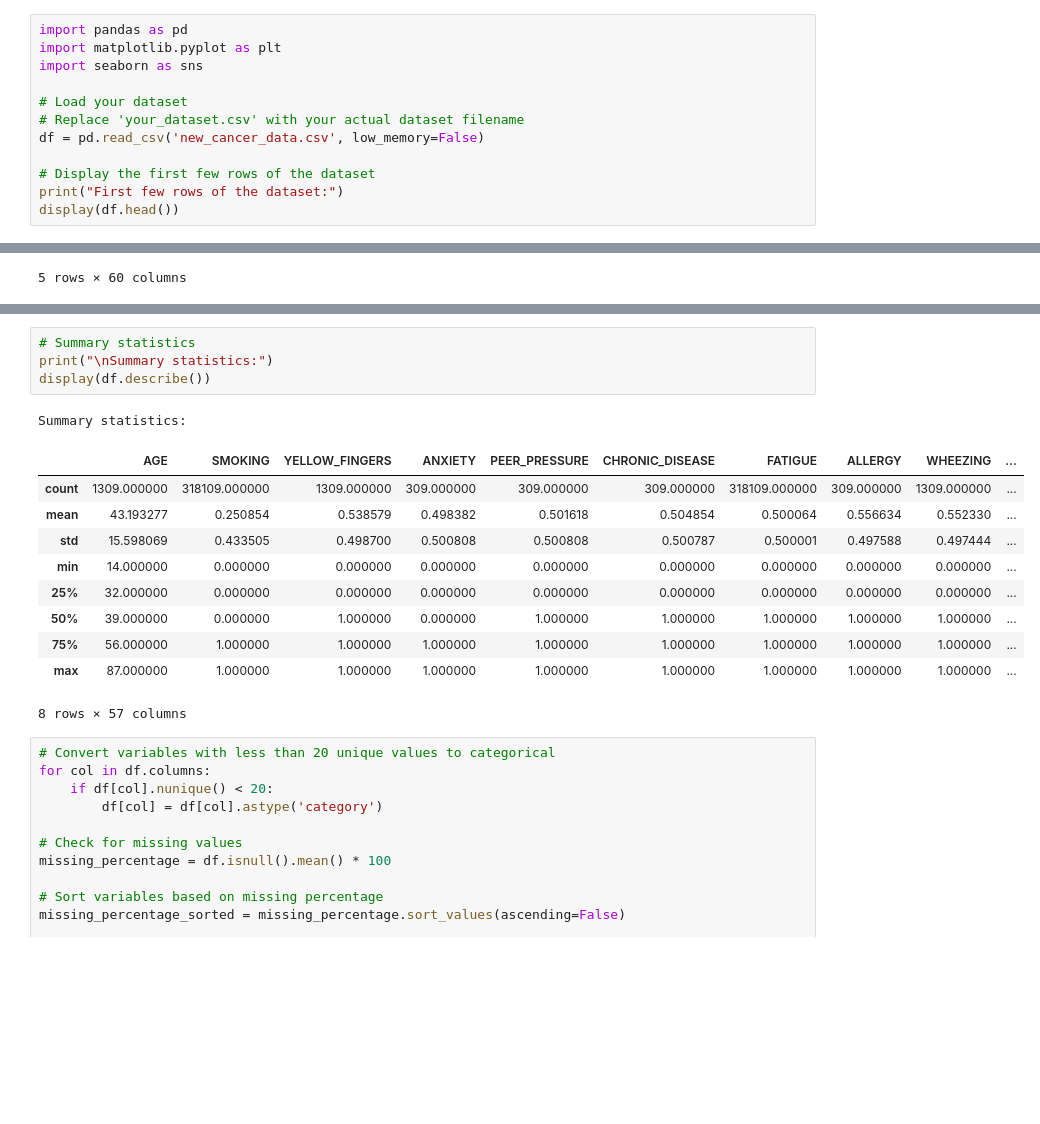
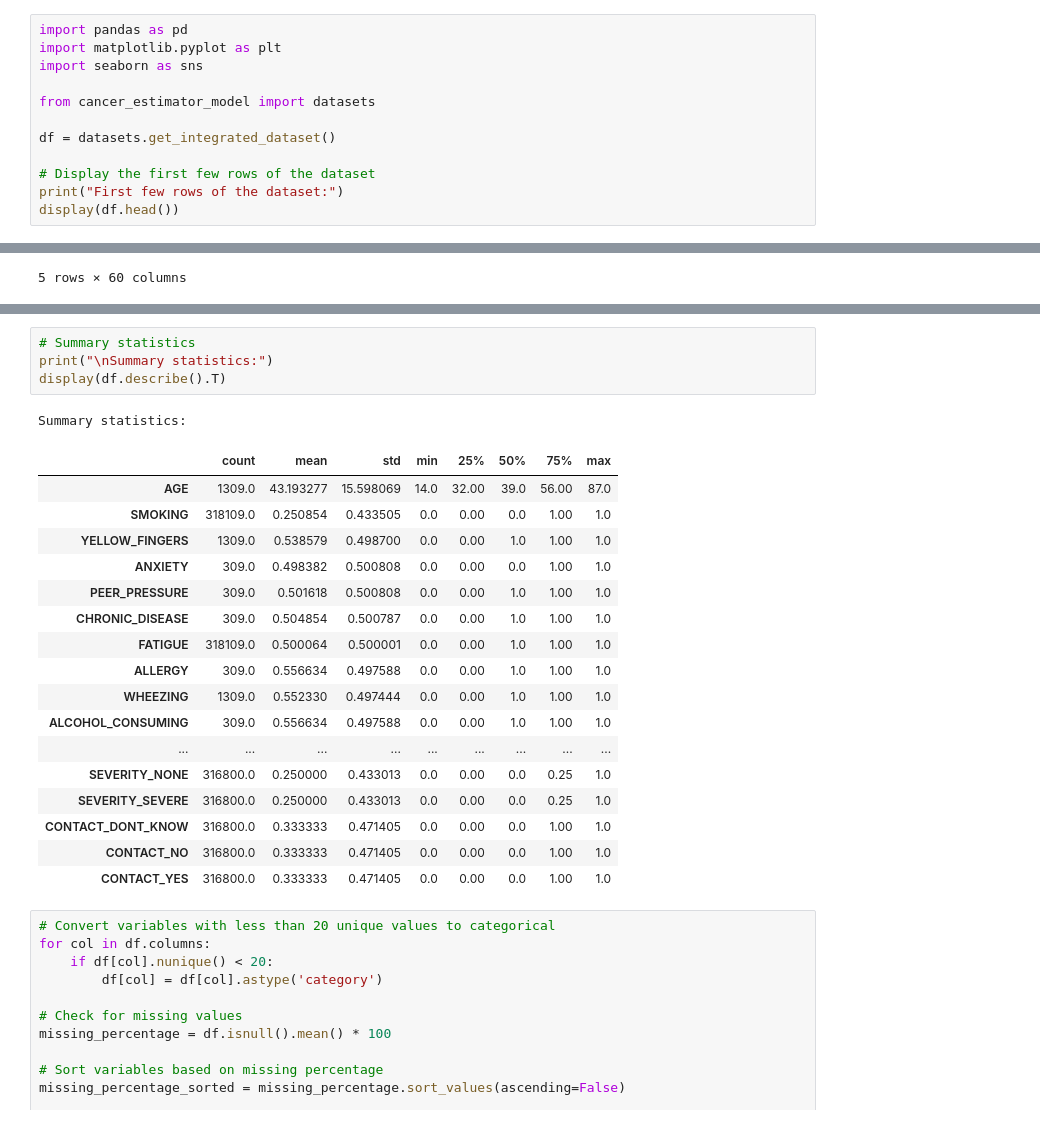
Before and after one commit to cancer-estimator/model, a Jupyter notebook: analysis/data-analysis-over-integrated-dataset.ipynb, the cells around one changed output, grey strips where cells are left out. Saved outputs shown, nothing was run; the diff lists cells and outputs as text; blank space fills up the shorter version.

Commit message:
Move notebook and integrate with dvc datasets

```diff
--- a/new_cancer_dataset.ipynb
+++ b/analysis/data-analysis-over-integrated-dataset.ipynb
@@ -3,9 +3,9 @@ import pandas as pd
 import matplotlib.pyplot as plt
 import seaborn as sns
 
-# Load your dataset
-# Replace 'your_dataset.csv' with your actual dataset filename
-df = pd.read_csv('new_cancer_data.csv', low_memory=False)
+from cancer_estimator_model import datasets
+
+df = datasets.get_integrated_dataset()
 
 # Display the first few rows of the dataset
 print("First few rows of the dataset:")
@@ -22,19 +42,26 @@ First few rows of the dataset:
 # %%
 # Summary statistics
 print("\nSummary statistics:")
-display(df.describe())
+display(df.describe().T)
 # %% [output]
 Summary statistics:
-|  | AGE | SMOKING | YELLOW_FINGERS | ANXIETY | PEER_PRESSURE | CHRONIC_DISEASE | FATIGUE | ALLERGY | WHEEZING | ... |
-| count | 1309.000000 | 318109.000000 | 1309.000000 | 309.000000 | 309.000000 | 309.000000 | 318109.000000 | 309.000000 | 1309.000000 | ... |
-| mean | 43.193277 | 0.250854 | 0.538579 | 0.498382 | 0.501618 | 0.504854 | 0.500064 | 0.556634 | 0.552330 | ... |
-| std | 15.598069 | 0.433505 | 0.498700 | 0.500808 | 0.500808 | 0.500787 | 0.500001 | 0.497588 | 0.497444 | ... |
-| min | 14.000000 | 0.000000 | 0.000000 | 0.000000 | 0.000000 | 0.000000 | 0.000000 | 0.000000 | 0.000000 | ... |
-| 25% | 32.000000 | 0.000000 | 0.000000 | 0.000000 | 0.000000 | 0.000000 | 0.000000 | 0.000000 | 0.000000 | ... |
-| 50% | 39.000000 | 0.000000 | 1.000000 | 0.000000 | 1.000000 | 1.000000 | 1.000000 | 1.000000 | 1.000000 | ... |
-| 75% | 56.000000 | 1.000000 | 1.000000 | 1.000000 | 1.000000 | 1.000000 | 1.000000 | 1.000000 | 1.000000 | ... |
-| max | 87.000000 | 1.000000 | 1.000000 | 1.000000 | 1.000000 | 1.000000 | 1.000000 | 1.000000 | 1.000000 | ... |
+|  | count | mean | std | min | 25% | 50% | 75% | max |
+| AGE | 1309.0 | 43.193277 | 15.598069 | 14.0 | 32.00 | 39.0 | 56.00 | 87.0 |
+| SMOKING | 318109.0 | 0.250854 | 0.433505 | 0.0 | 0.00 | 0.0 | 1.00 | 1.0 |
+| YELLOW_FINGERS | 1309.0 | 0.538579 | 0.498700 | 0.0 | 0.00 | 1.0 | 1.00 | 1.0 |
+| ANXIETY | 309.0 | 0.498382 | 0.500808 | 0.0 | 0.00 | 0.0 | 1.00 | 1.0 |
+| PEER_PRESSURE | 309.0 | 0.501618 | 0.500808 | 0.0 | 0.00 | 1.0 | 1.00 | 1.0 |
+| CHRONIC_DISEASE | 309.0 | 0.504854 | 0.500787 | 0.0 | 0.00 | 1.0 | 1.00 | 1.0 |
+| FATIGUE | 318109.0 | 0.500064 | 0.500001 | 0.0 | 0.00 | 1.0 | 1.00 | 1.0 |
+| ALLERGY | 309.0 | 0.556634 | 0.497588 | 0.0 | 0.00 | 1.0 | 1.00 | 1.0 |
+| WHEEZING | 1309.0 | 0.552330 | 0.497444 | 0.0 | 0.00 | 1.0 | 1.00 | 1.0 |
+| ALCOHOL_CONSUMING | 309.0 | 0.556634 | 0.497588 | 0.0 | 0.00 | 1.0 | 1.00 | 1.0 |
+| ... | ... | ... | ... | ... | ... | ... | ... | ... |
+| SEVERITY_NONE | 316800.0 | 0.250000 | 0.433013 | 0.0 | 0.00 | 0.0 | 0.25 | 1.0 |
+| SEVERITY_SEVERE | 316800.0 | 0.250000 | 0.433013 | 0.0 | 0.00 | 0.0 | 0.25 | 1.0 |
+| CONTACT_DONT_KNOW | 316800.0 | 0.333333 | 0.471405 | 0.0 | 0.00 | 0.0 | 1.00 | 1.0 |
+| CONTACT_NO | 316800.0 | 0.333333 | 0.471405 | 0.0 | 0.00 | 0.0 | 1.00 | 1.0 |
+| CONTACT_YES | 316800.0 | 0.333333 | 0.471405 | 0.0 | 0.00 | 0.0 | 1.00 | 1.0 |
-8 rows × 57 columns
 # %%
 # Convert variables with less than 20 unique values to categorical
 for col in df.columns:
```
Also changed, not shown: parts of 3 cells of this notebook, 2 other files.
